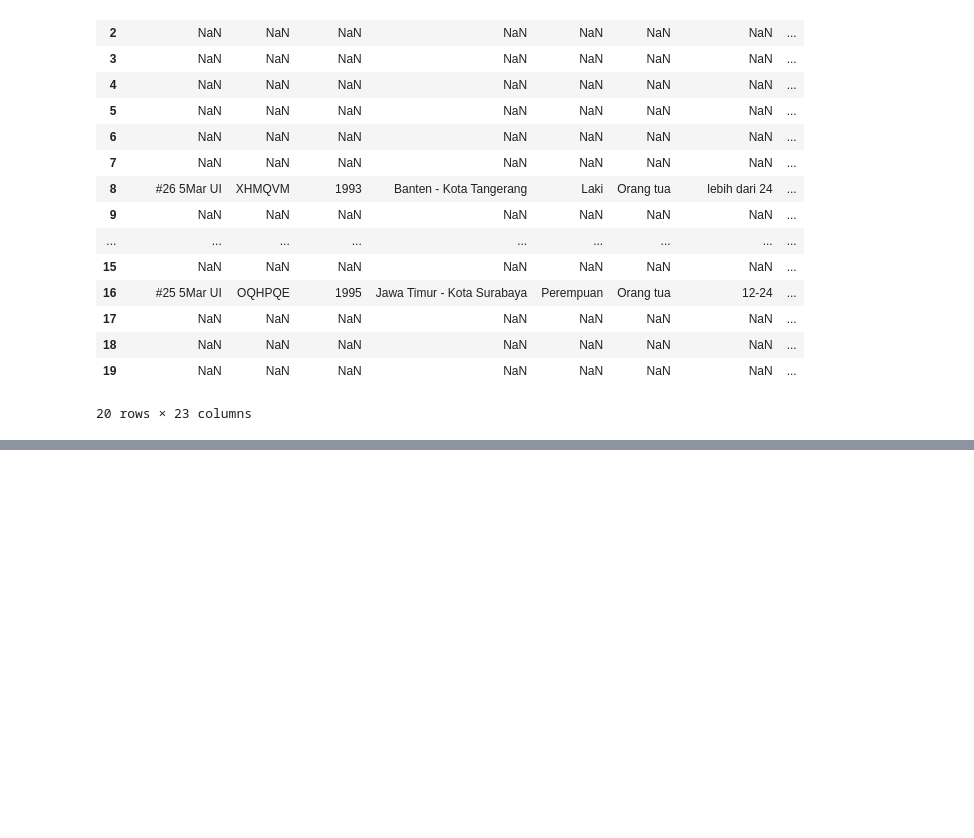
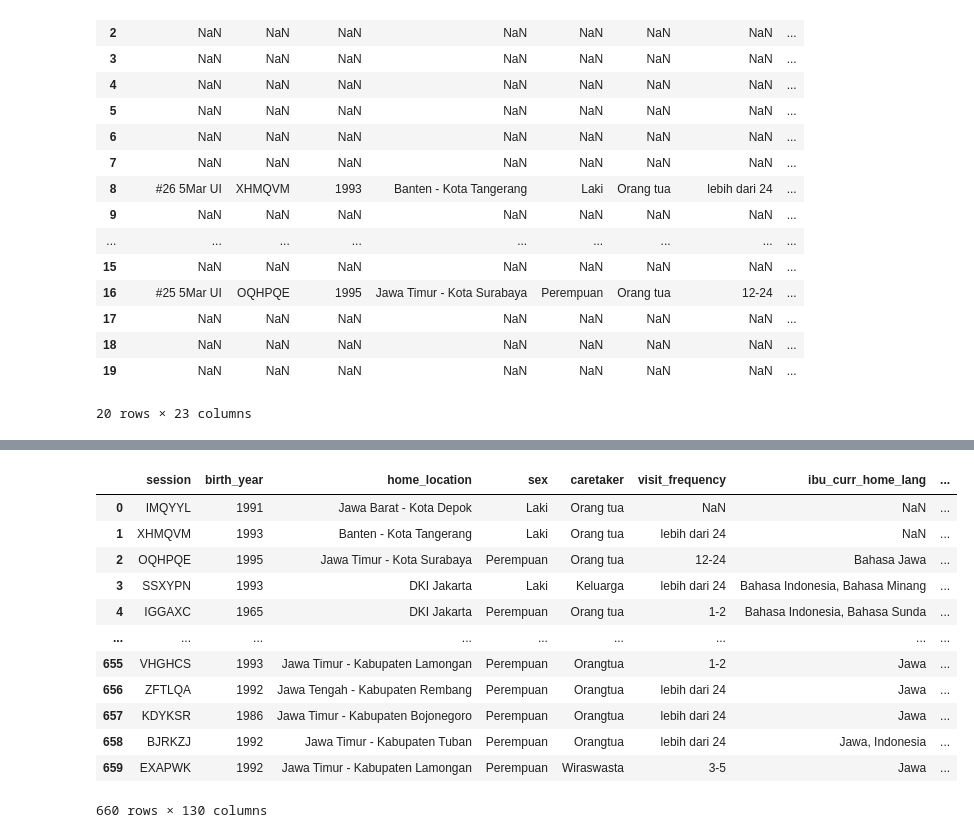
Before and after one commit to rlinerud/jawa-surveys, a Jupyter notebook: scripts/preprocessing.ipynb, the cells around one changed output, grey strips where cells are left out. Saved outputs shown, nothing was run; the diff lists cells and outputs as text; code cells hidden in the pictures; blank space fills up the shorter version.

```diff
--- a/scripts/preprocessing.ipynb
+++ b/scripts/preprocessing.ipynb
@@ -152,0 +274,17 @@ sections1_9.to_csv('allquestionnaires_sections1-9.csv', index=False)
+# %%
+usages_unpacked = pd.read_csv('allquestionnaires_sections1-9_unpacked_usages.csv', dtype=str)
+usages_unpacked
+# %% [output]
+|  | session | birth_year | home_location | sex | caretaker | visit_frequency | ibu_curr_home_lang | ... |
+| 0 | IMQYYL | 1991 | Jawa Barat - Kota Depok | Laki | Orang tua | NaN | NaN | ... |
+| 1 | XHMQVM | 1993 | Banten - Kota Tangerang | Laki | Orang tua | lebih dari 24 | NaN | ... |
+| 2 | OQHPQE | 1995 | Jawa Timur - Kota Surabaya | Perempuan | Orang tua | 12-24 | Bahasa Jawa | ... |
+| 3 | SSXYPN | 1993 | DKI Jakarta | Laki | Keluarga | lebih dari 24 | Bahasa Indonesia, Bahasa Minang | ... |
+| 4 | IGGAXC | 1965 | DKI Jakarta | Perempuan | Orang tua | 1-2 | Bahasa Indonesia, Bahasa Sunda | ... |
+| ... | ... | ... | ... | ... | ... | ... | ... | ... |
+| 655 | VHGHCS | 1993 | Jawa Timur - Kabupaten Lamongan | Perempuan | Orangtua | 1-2 | Jawa | ... |
+| 656 | ZFTLQA | 1992 | Jawa Tengah - Kabupaten Rembang | Perempuan | Orangtua | lebih dari 24 | Jawa | ... |
+| 657 | KDYKSR | 1986 | Jawa Timur - Kabupaten Bojonegoro | Perempuan | Orangtua | lebih dari 24 | Jawa | ... |
+| 658 | BJRKZJ | 1992 | Jawa Timur - Kabupaten Tuban | Perempuan | Orangtua | lebih dari 24 | Jawa, Indonesia | ... |
+| 659 | EXAPWK | 1992 | Jawa Timur - Kabupaten Lamongan | Perempuan | Wiraswasta | 3-5 | Jawa | ... |
+660 rows × 130 columns
```
Also changed, not shown: parts of 13 cells of this notebook, 1 other file.
